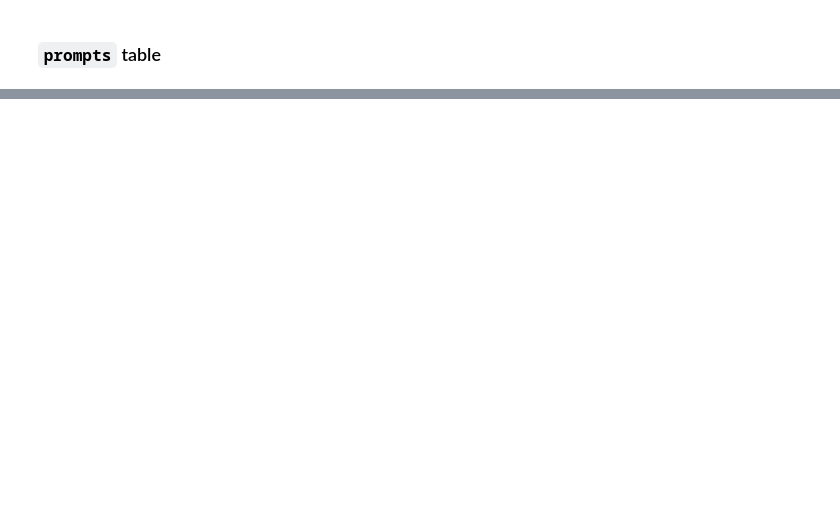
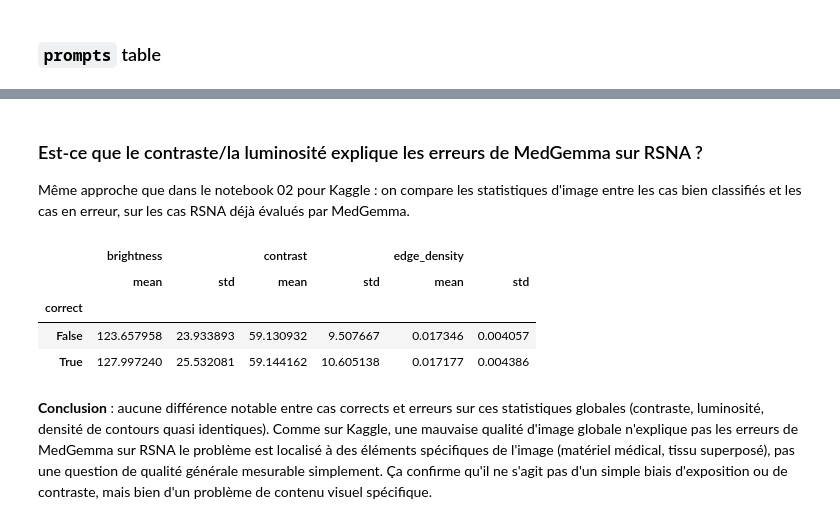
Before and after one commit to imtoatb/Assistant-Radiologique-Virtuel-Intelligent-pour-Radiographies-X, a Jupyter notebook: notebooks/05_Database_visualisation_rsna.ipynb, the cells around one changed output, grey strips where cells are left out. Drawn from its saved outputs; the diff is of its cells as text; code cells hidden in the pictures; blank space fills up the shorter version.

```diff
--- a/notebooks/05_Database_visualisation_rsna.ipynb
+++ b/notebooks/05_Database_visualisation_rsna.ipynb
@@ -47,16 +109,0 @@ display(pd.DataFrame(get_prompts(DB_PATH)))
-# %%
-from src.metrics import summarize_metrics
-
-prompt_keys = eval_df[['prompt_id', 'prompt_name', 'prompt_version']].drop_duplicates().sort_values('prompt_id')
-
-for _, row in prompt_keys.iterrows():
-    df_version = eval_df[eval_df['prompt_id'] == row['prompt_id']]
-    rows = [{"label": t, "predicted_class": p, "warning": True}
-            for t, p in zip(df_version['ground_truth_label'], df_version['predicted_class'])]
-    m = summarize_metrics(rows)
-    print(f"\n=== {row['prompt_name']} {row['prompt_version']} ===")
-    print(f"Total : {m['n']}")
-    print(f"Accuracy : {m['accuracy']:.1%}")
-    print(f"Macro F1 : {m['macro_f1']:.3f}")
-    print(f"Sensibilité : {m['sensitivity']:.1%}")
-    print(f"Spécificité : {m['specificity']:.1%}")
@@ -62,0 +156,32 @@ for _, row in prompt_keys.iterrows():
+# %% [markdown]
+### Est-ce que le contraste/la luminosité explique les erreurs de MedGemma sur RSNA ?
+
+Même approche que dans le notebook 02 pour Kaggle : on compare les statistiques d'image entre les cas bien classifiés et les cas en erreur, sur les cas RSNA déjà évalués par MedGemma.
+# %%
+# mapping case_id -> chemin fichier, a partir de la table cases deja chargee
+id_to_path = dict(zip(cases_df['id'], cases_df['image_path']))
+
+eval_df['correct'] = eval_df['ground_truth_label'] == eval_df['predicted_class']
+
+rows = []
+for _, r in eval_df.iterrows():
+    path = Path('..') / id_to_path[r['case_id']]
+    if not path.exists():
+        continue
+    stats = image_stats(path)
+    stats['case_id'] = r['case_id']
+    stats['correct'] = r['correct']
+    stats['prompt_name'] = r['prompt_name']
+    stats['prompt_version'] = r['prompt_version']
+    rows.append(stats)
+
+quality_df = pd.DataFrame(rows)
+quality_df.groupby('correct')[['brightness', 'contrast', 'edge_density']].agg(['mean', 'std'])
+# %% [output]
+|  | brightness |  | contrast |  | edge_density |  |
+|  | mean | std | mean | std | mean | std |
+| correct |  |  |  |  |  |  |
+| False | 123.657958 | 23.933893 | 59.130932 | 9.507667 | 0.017346 | 0.004057 |
+| True | 127.997240 | 25.532081 | 59.144162 | 10.605138 | 0.017177 | 0.004386 |
+# %% [markdown]
+**Conclusion** : aucune différence notable entre cas corrects et erreurs sur ces statistiques globales (contraste, luminosité, densité de contours quasi identiques). Comme sur Kaggle, une mauvaise qualité d'image globale n'explique pas les erreurs de MedGemma sur RSNA le problème est localisé à des éléments spécifiques de l'image (matériel médical, tissu superposé), pas une question de qualité générale mesurable simplement. Ça confirme qu'il ne s'agit pas d'un simple biais d'exposition ou de contraste, mais bien d'un problème de contenu visuel spécifique.
```
Also changed, not shown: parts of 10 cells of this notebook, 29 other files.
